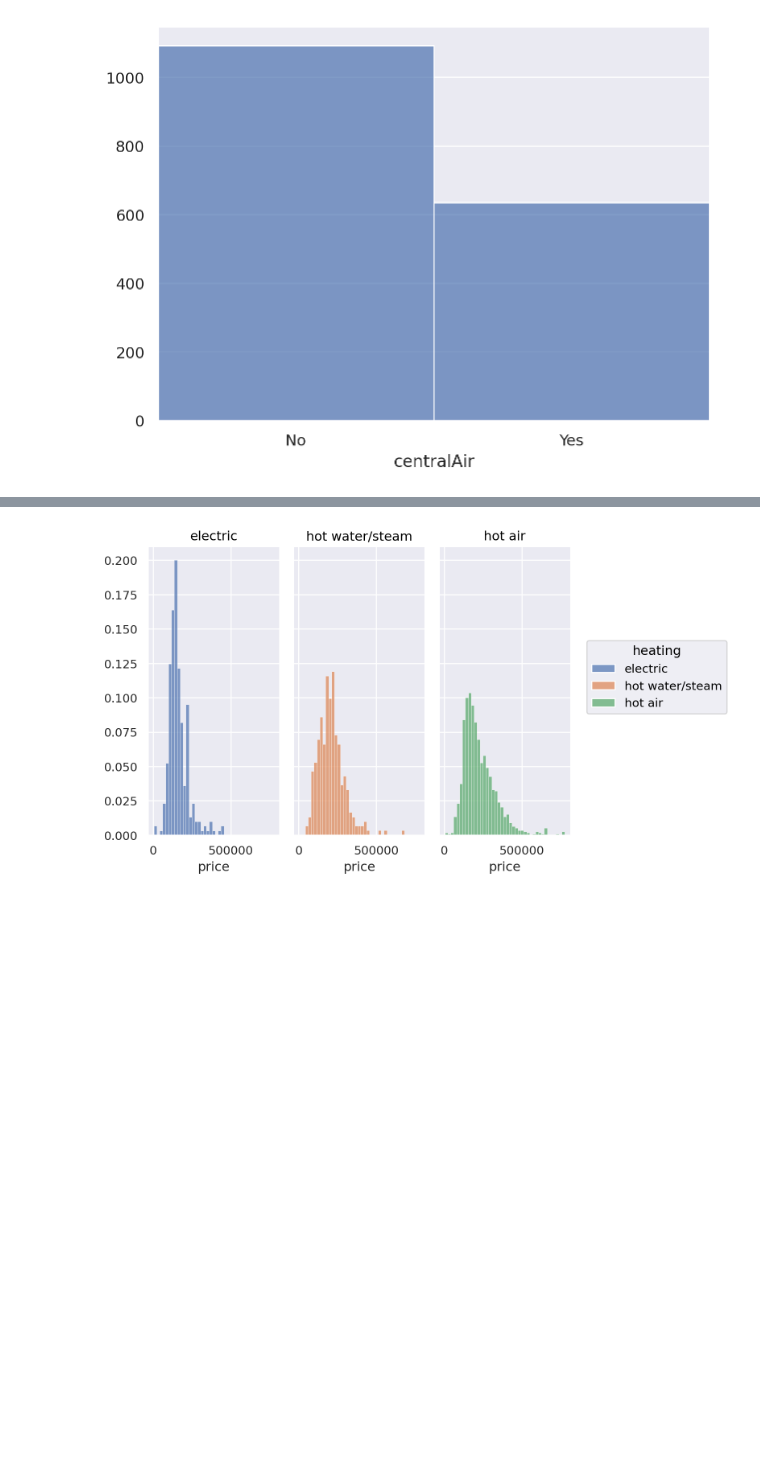
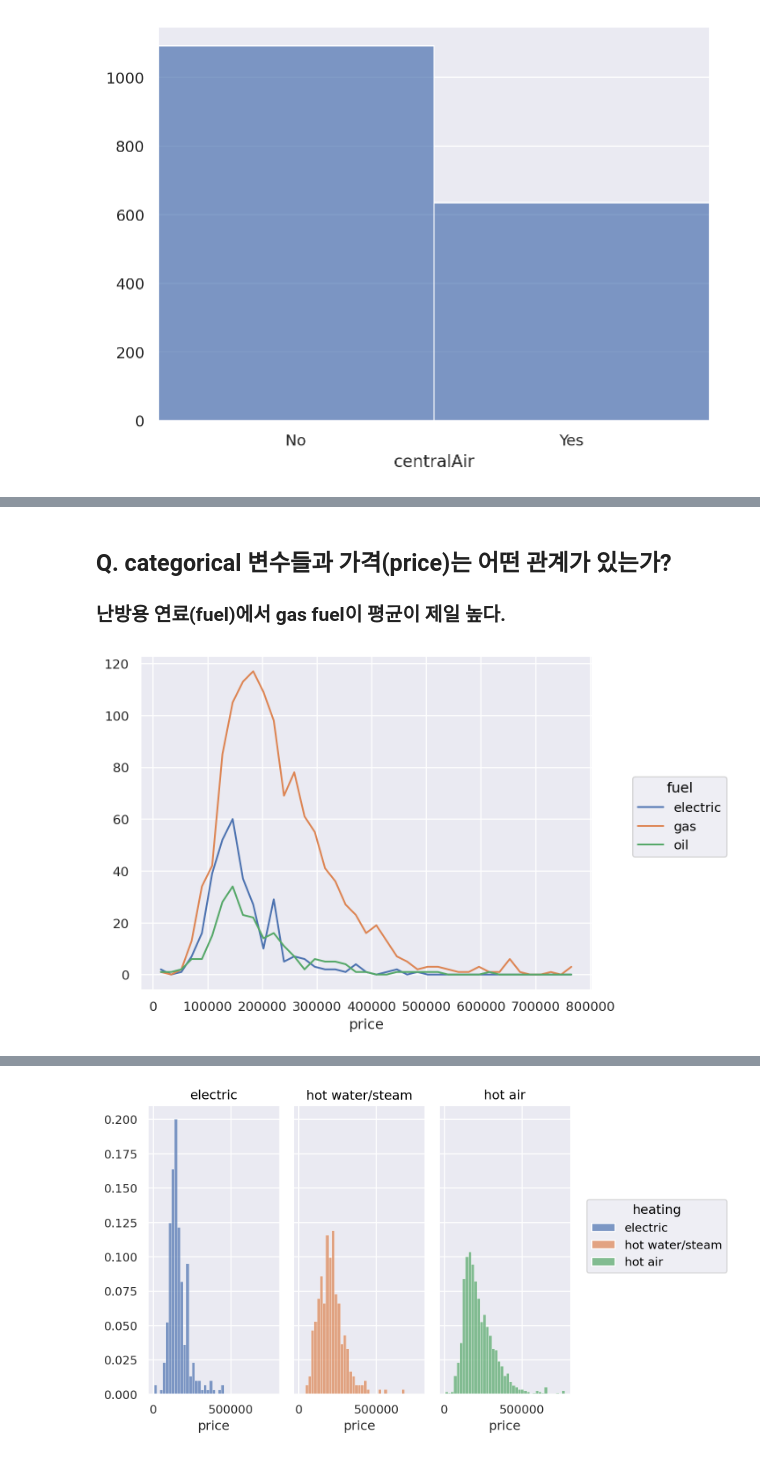
Before and after one commit to Felix-Silas/2024-1-Class, a Jupyter notebook: Data Analysis and Visualization/HW01_EDA.ipynb, the cells around one changed output, grey strips where cells are left out. Cells and saved outputs as stored; diff of their text form; code cells hidden in the pictures; blank space fills up the shorter version.

```diff
--- a/Data Analysis and Visualization/HW01_EDA.ipynb
+++ b/Data Analysis and Visualization/HW01_EDA.ipynb
@@ -312,0 +281,10 @@ Name: count, dtype: int64
+# %% [markdown]
+## Q. categorical 변수들과 가격(price)는 어떤 관계가 있는가?
+### 난방용 연료(fuel)에서 gas fuel이 평균이 제일 높다.
+# %%
+(
+    so.Plot(houses, x="price", color="fuel")
+    .add(so.Line(), so.Hist())
+)
+# %% [output]
+[figure, added]
```
Also changed, not shown: parts of 45 cells of this notebook.
